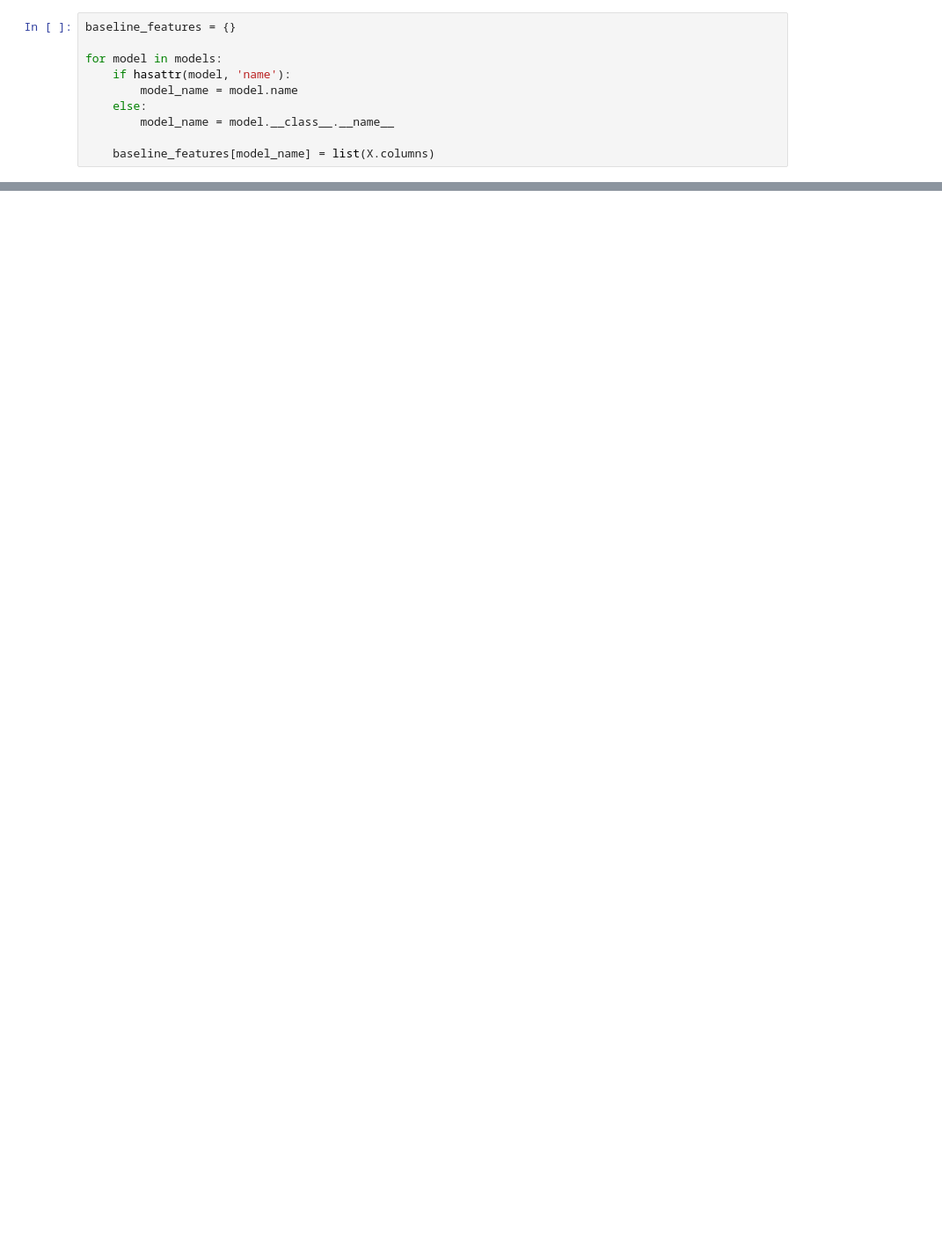
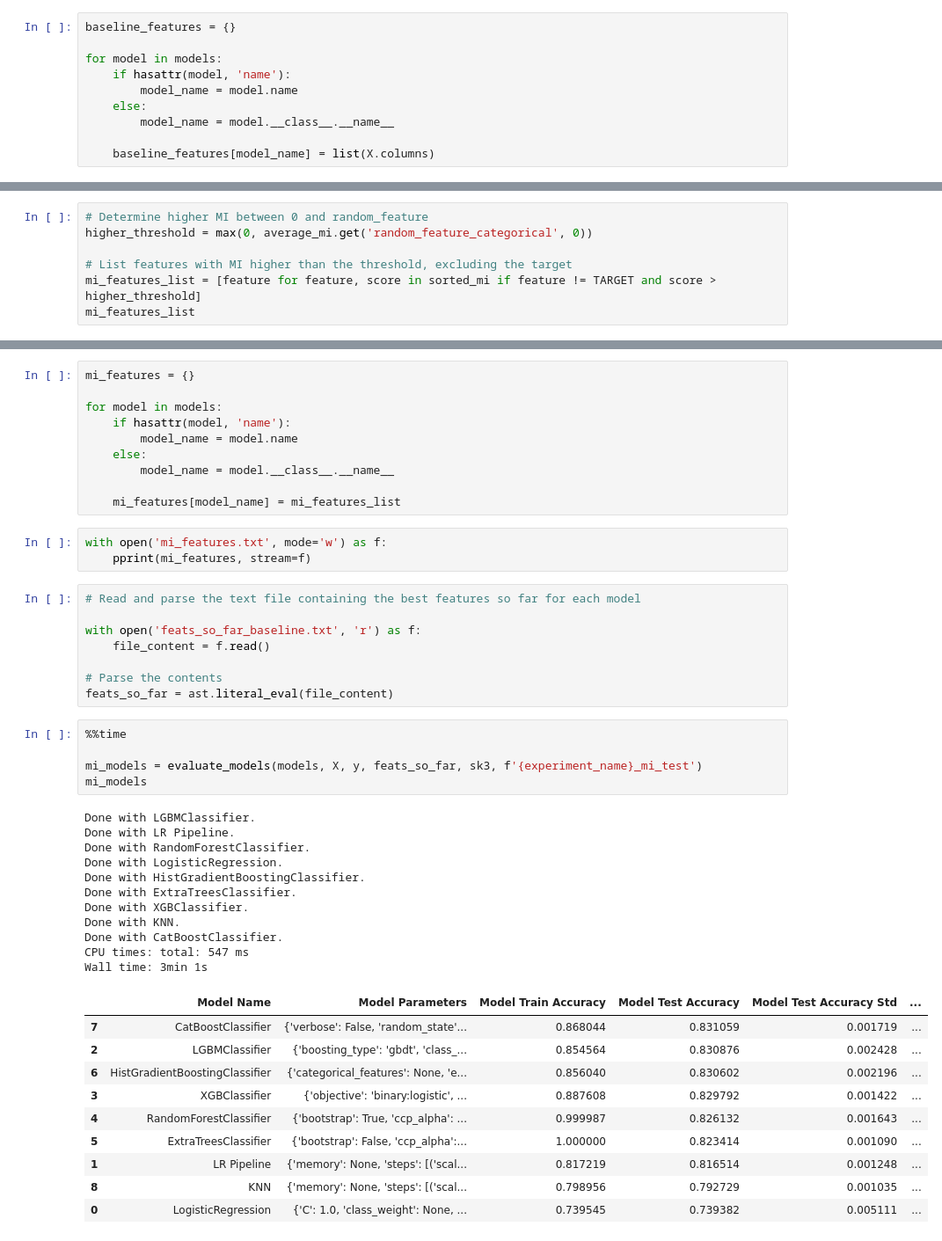
Before and after one commit to hardboyvino/kaggle_competition, a Jupyter notebook: playground_4.6/baseline.ipynb, the cells around one changed output, grey strips where cells are left out. Shown at 88% size. Saved outputs shown, nothing was run; the diff lists cells and outputs as text; blank space fills up the shorter version.

```diff
--- a/playground_4.6/baseline.ipynb
+++ b/playground_4.6/baseline.ipynb
@@ -203,0 +303,7 @@ Wall time: 3min 23s
+# %%
+# Determine higher MI between 0 and random_feature
+higher_threshold = max(0, average_mi.get('random_feature_categorical', 0))
+
+# List features with MI higher than the threshold, excluding the target
+mi_features_list = [feature for feature, score in sorted_mi if feature != TARGET and score > higher_threshold]
+mi_features_list
@@ -203,0 +328,48 @@ Wall time: 3min 23s
+# %%
+mi_features = {}
+
+for model in models:
+    if hasattr(model, 'name'):
+        model_name = model.name
+    else:
+        model_name = model.__class__.__name__
+
+    mi_features[model_name] = mi_features_list
+# %%
+with open('mi_features.txt', mode='w') as f:
+    pprint(mi_features, stream=f)
+# %%
+# Read and parse the text file containing the best features so far for each model
+
+with open('feats_so_far_baseline.txt', 'r') as f:
+    file_content = f.read()
+
+# Parse the contents
+feats_so_far = ast.literal_eval(file_content)
+# %%
+%%time
+
+mi_models = evaluate_models(models, X, y, feats_so_far, sk3, f'{experiment_name}_mi_test')
+mi_models
+# %% [output]
+Done with LGBMClassifier.
+Done with LR Pipeline.
+Done with RandomForestClassifier.
+Done with LogisticRegression.
+Done with HistGradientBoostingClassifier.
+Done with ExtraTreesClassifier.
+Done with XGBClassifier.
+Done with KNN.
+Done with CatBoostClassifier.
+CPU times: total: 547 ms
+Wall time: 3min 1s
+|  | Model Name | Model Parameters | Model Train Accuracy | Model Test Accuracy | Model Test Accuracy Std | ... |
+| 7 | CatBoostClassifier | {'verbose': False, 'random_state'... | 0.868044 | 0.831059 | 0.001719 | ... |
+| 2 | LGBMClassifier | {'boosting_type': 'gbdt', 'class_... | 0.854564 | 0.830876 | 0.002428 | ... |
+| 6 | HistGradientBoostingClassifier | {'categorical_features': None, 'e... | 0.856040 | 0.830602 | 0.002196 | ... |
+| 3 | XGBClassifier | {'objective': 'binary:logistic', ... | 0.887608 | 0.829792 | 0.001422 | ... |
+| 4 | RandomForestClassifier | {'bootstrap': True, 'ccp_alpha': ... | 0.999987 | 0.826132 | 0.001643 | ... |
+| 5 | ExtraTreesClassifier | {'bootstrap': False, 'ccp_alpha':... | 1.000000 | 0.823414 | 0.001090 | ... |
+| 1 | LR Pipeline | {'memory': None, 'steps': [('scal... | 0.817219 | 0.816514 | 0.001248 | ... |
+| 8 | KNN | {'memory': None, 'steps': [('scal... | 0.798956 | 0.792729 | 0.001035 | ... |
+| 0 | LogisticRegression | {'C': 1.0, 'class_weight': None, ... | 0.739545 | 0.739382 | 0.005111 | ... |
```
Also changed, not shown: parts of 19 cells of this notebook.
